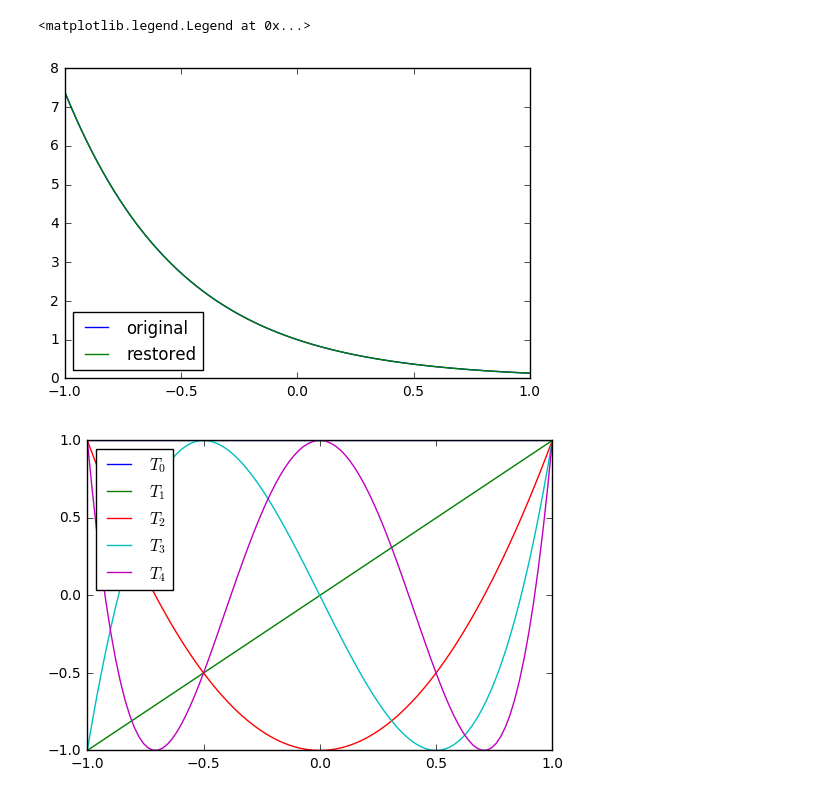
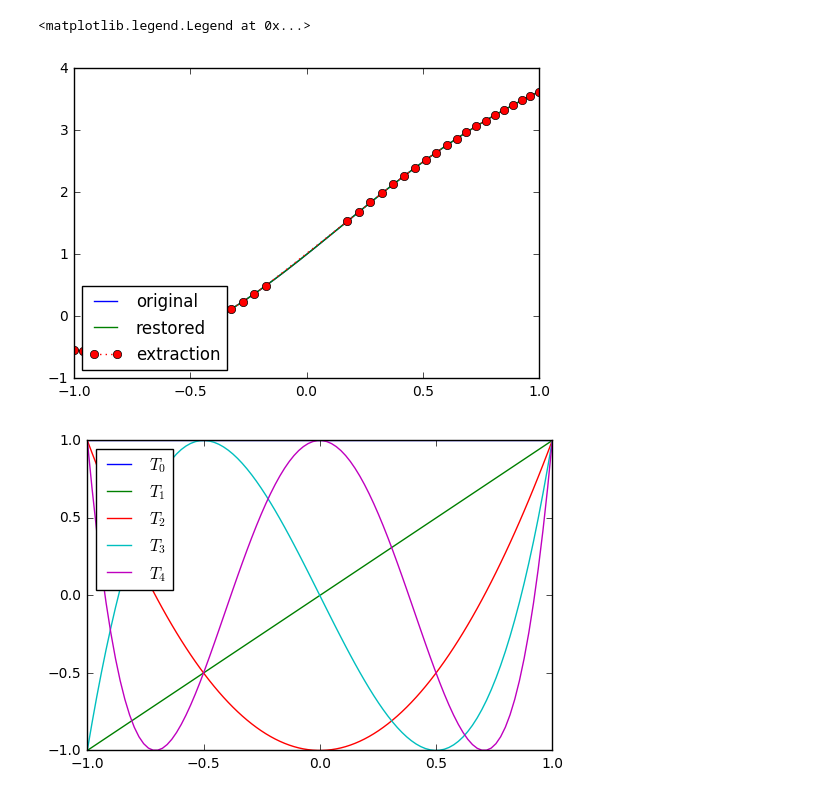
Before and after one commit to glkarpov/wmaxvol, a Jupyter notebook: Cheb.ipynb, the cells around one changed output. Drawn from its saved outputs; the diff is of its cells as text; code cells hidden in the pictures.

Commit message:
Weighted extraction and Marker points added.

```diff
--- a/Cheb.ipynb
+++ b/Cheb.ipynb
@@ -6,8 +6,8 @@ from numpy.polynomial import Chebyshev as T
 import matplotlib.pyplot as plt
 %matplotlib inline
 # init
-n = 601
-m = 10
+n = 801
+m = 40
 
 x = np.zeros(n, dtype=float)
 y = np.zeros(n, dtype=float)
@@ -19,42 +19,82 @@ y_tl = np.zeros(n, dtype=float)
 x = np.linspace(-1, 1, n)
 
 # function
-y = (np.exp(-2 * x))
+y = (np.sin(2 * x) + np.exp(x))
 
 
 i = 0
 #x_t = x[:42:]
 while i < m:
-    point = i*60
+    point = i*20
     x_t[i] = x[point]
     y_t[i] = y[point]
     j = 0
     while j < m:
         T_t[i][j] = T.basis(j)(x_t[i])
         j = j + 1
     i = i + 1
 
 
 C = np.linalg.solve(T_t, y_t)
 #print ('Coefficients=', C)
 
 i = 0
 while i < n:
     j = 0
     summ = 0.0
     while j < m:
         summ = summ + C[j]*T.basis(j)(x[i])
         j = j + 1
     y_tl[i] = summ
     i = i + 1
 
+
+#plt.plot(x, y_tl)
+#plt.legend(['original', 'restored'], loc='lower left')
+#plt.show()
+
+#extraction with weights
+i = 0
+extr_point_back = 0
+extr_point_front = n - 1
+#x_t = x[:42:]
+while i < (m / 2):
+    x_t[i] = x[extr_point_back]
+    y_t[i] = y[extr_point_back]
+    x_t[m - 1 - i] = x[extr_point_front]
+    y_t[m - 1 - i] = y[extr_point_front]
+    jump = math.ceil(((n-1) / m) * (1 / math.sqrt(1 + ((x[extr_point_back]) ** 2))))
+    extr_point_back += jump
+    extr_point_front -= jump
+    j = 0
+    while j < m:
+        T_t[i][j] = T.basis(j)(x_t[i])
+        T_t[m - 1 - i][j] = T.basis(j)(x_t[m - 1 - i])
+        j = j + 1
+    i = i + 1
+
+
+C = np.linalg.solve(T_t, y_t)
+#print ('Coefficients=', C)
+
+i = 0
+while i < n:
+    j = 0
+    summ = 0.0
+    while j < m:
+        summ = summ + C[j]*T.basis(j)(x[i])
+        j = j + 1
+    y_tl[i] = summ
+    i = i + 1
+
+
 plt.plot(x, y)
 plt.plot(x, y_tl)
-plt.legend(['original', 'restored'], loc='lower left')
-#plt.show()
+plt.plot(x_t, y_t, linestyle = ':', marker = 'o')
+plt.legend(['original', 'restored', 'extraction'], loc='lower left')
 # %% [output]
 <matplotlib.legend.Legend at 0x...>
-[figure, old version]
+[figure, new version]
 # %%
 import numpy
 import matplotlib.pyplot as plt
```
